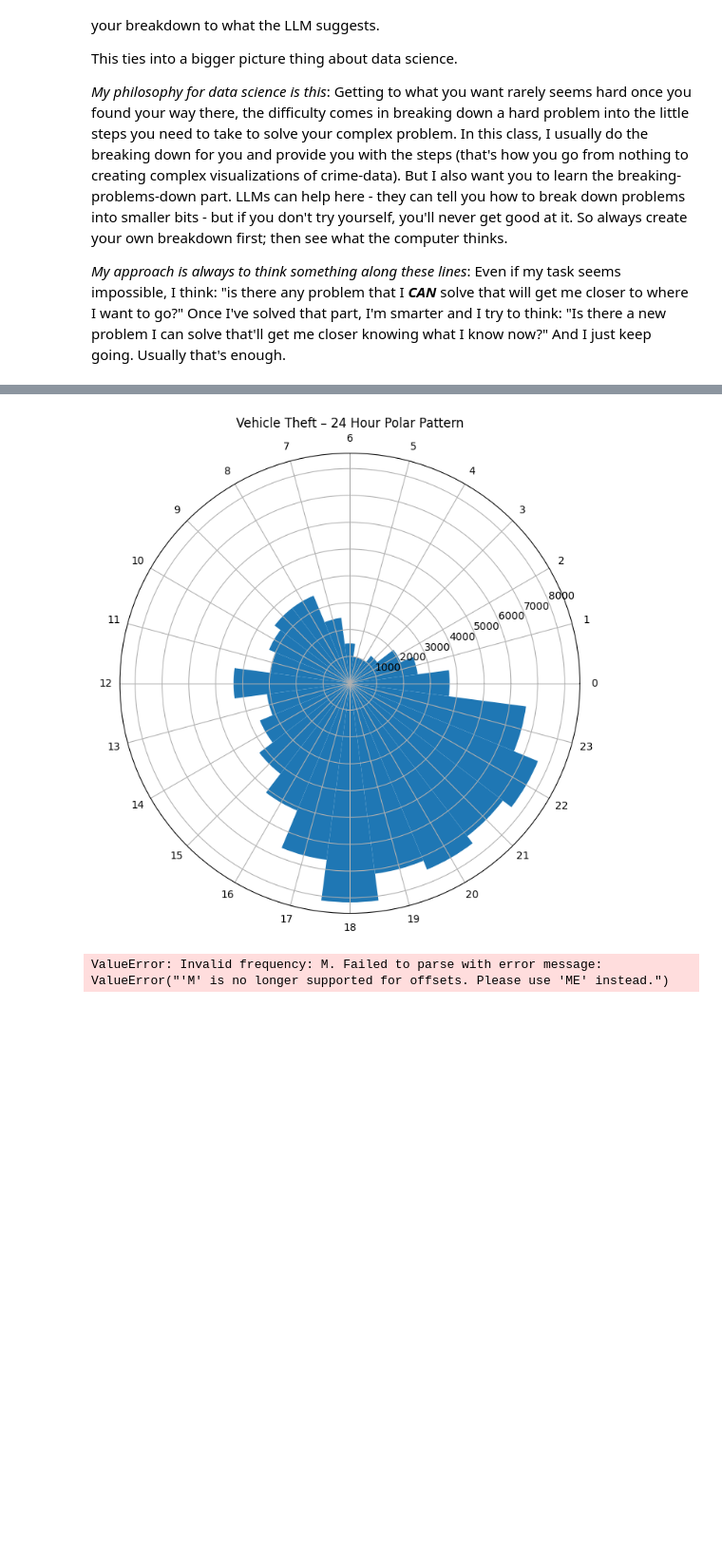
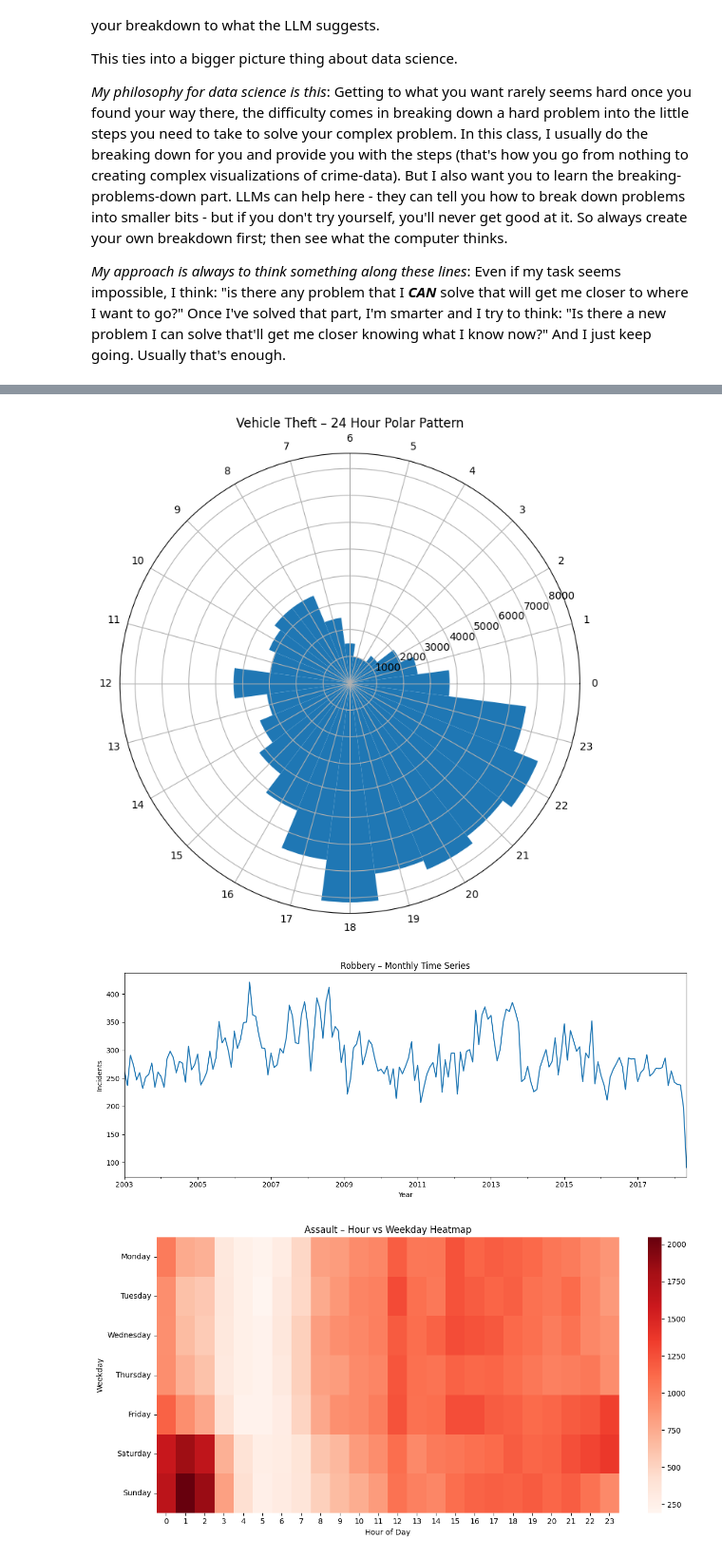
Before and after one commit to DenizIsikli/02806-SocialDataAnalysisAndVisualization, a Jupyter notebook: src/Exercises/Week2.ipynb, the cells around one changed output, grey strips where cells are left out. Shown at 95% size. Cells and saved outputs as stored; diff of their text form; code cells hidden in the pictures; blank space fills up the shorter version.

```diff
--- a/src/Exercises/Week2.ipynb
+++ b/src/Exercises/Week2.ipynb
@@ -921,8 +921,7 @@ import pandas as pd
 import matplotlib.pyplot as plt
 import seaborn as sns
 import numpy as np
-
-calplot.calplot(events, yearlabel_kws={'fontname': 'sans-serif'})
+import calplot
 
 # Ensure datetime index for time-series work
 df = df_merged.copy()
@@ -930,8 +929,6 @@ df = df.dropna(subset=["Incident Datetime"])
 df = df.set_index("Incident Datetime")
 
 # 1. Calendar Plot (Assault – daily counts)
-import calplot
-
 assault_daily = (
     df[df["Unified Category"] == "Assault"]
     .resample("D")
@@ -942,8 +939,10 @@ calplot.calplot(
     assault_daily,
     cmap="Reds",
     figsize=(12, 6),
-    colorbar=True
+    colorbar=True,
+    yearlabel_kws={'fontname': 'sans-serif'}
 )
+
 plt.title("Calendar Plot – Daily Assault Incidents")
 plt.show()
 
@@ -958,7 +957,6 @@ vehicle_hourly = (
 
 hours = np.arange(24)
 values = vehicle_hourly.reindex(hours, fill_value=0).values
-
 theta = 2 * np.pi * hours / 24
 
 fig = plt.figure(figsize=(8, 8))
@@ -973,7 +971,7 @@ plt.show()
 # 3. Time Series (Monthly Robbery Trend)
 robbery_monthly = (
     df[df["Unified Category"] == "Robbery"]
-    .resample("M")
+    .resample("ME")
     .size()
 )
 
@@ -1031,6 +1012,7 @@ findfont: Font family 'Helvetica' not found.
 [figure]
 [figure]
-ValueError: Invalid frequency: M. Failed to parse with error message: ValueError("'M' is no longer supported for offsets. Please use 'ME' instead.")
+[figure, added]
+[figure, added]
 # %% [markdown]
 ---
 
```
Also changed, not shown: parts of 1 cell of this notebook.
